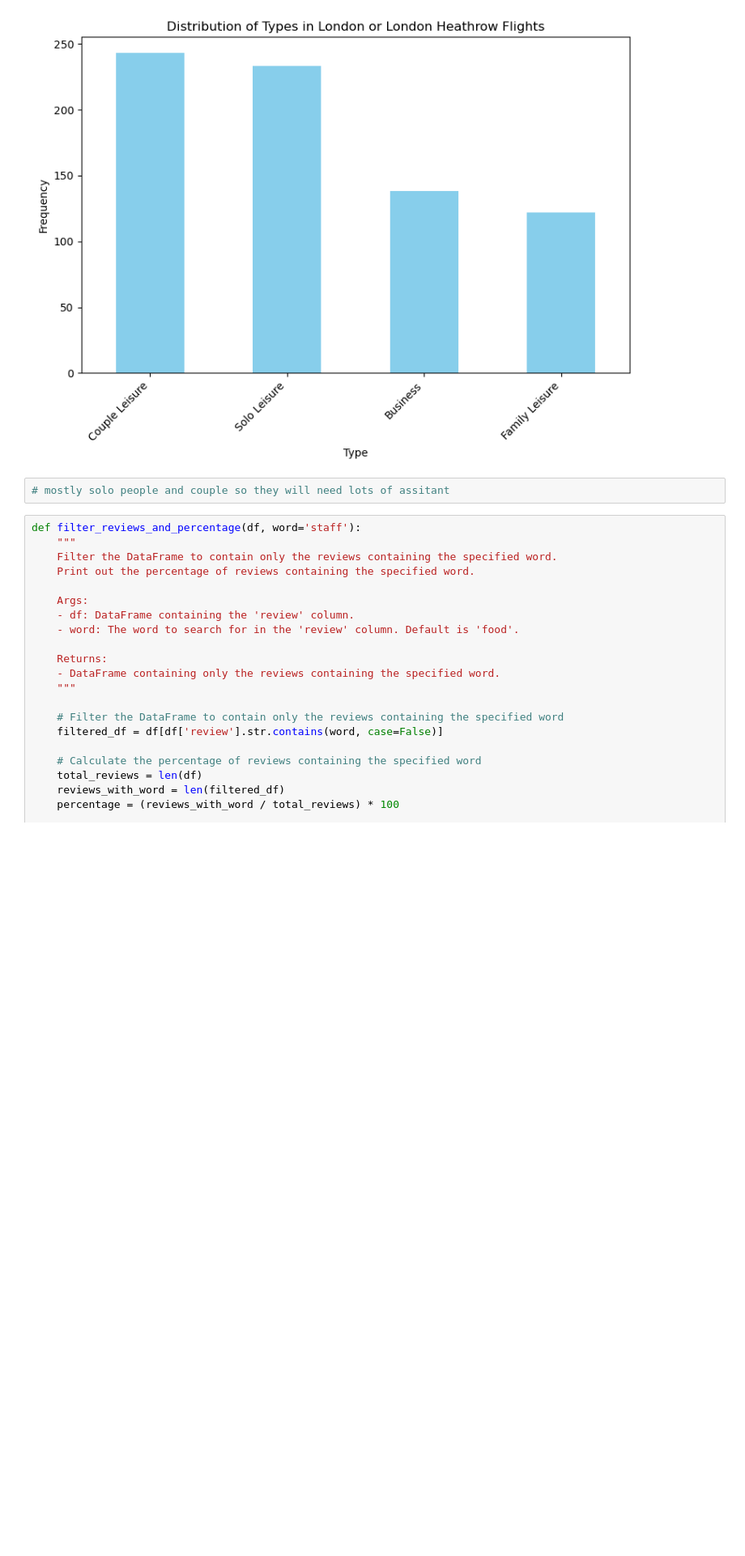
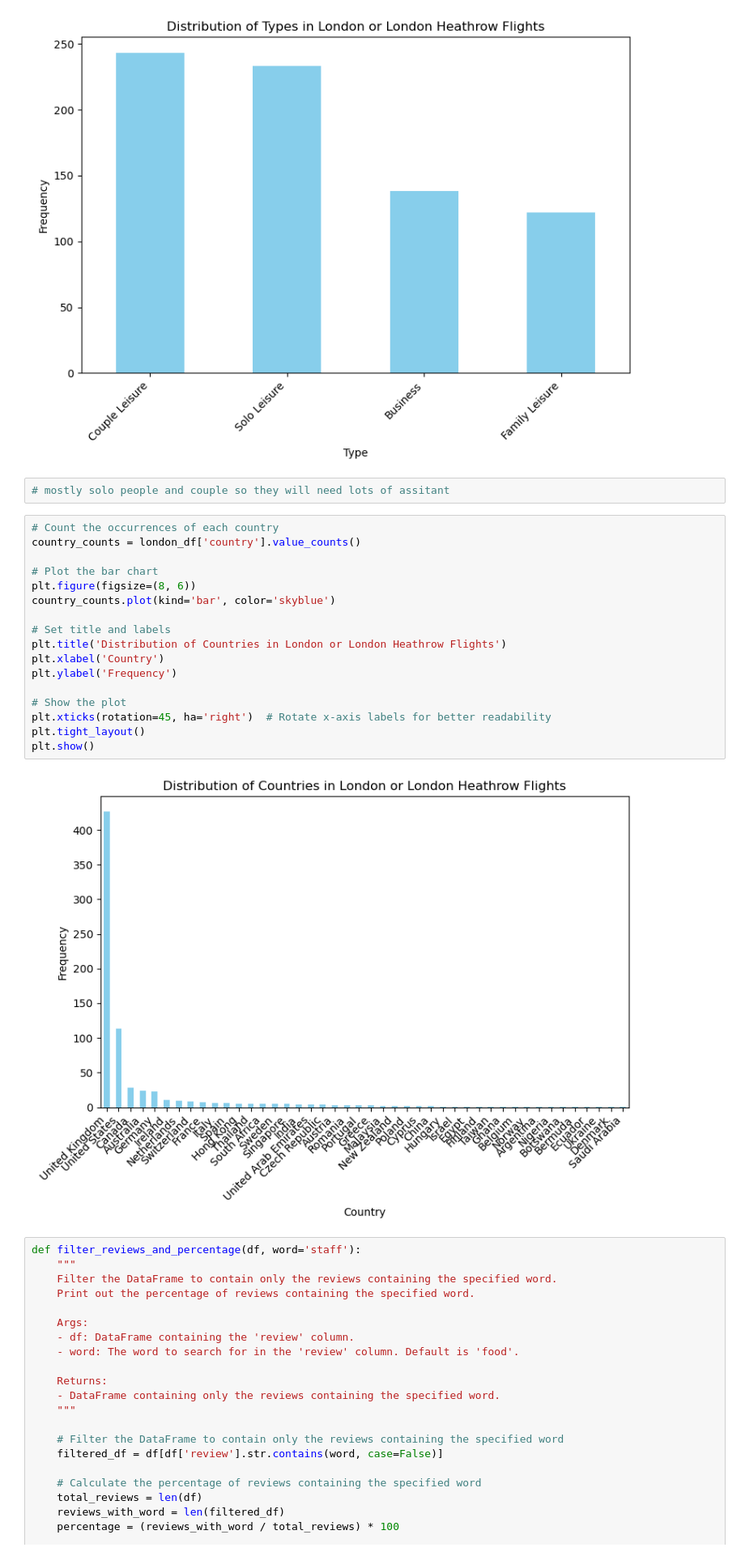
Before and after one commit to MarkPhamm/British-Airway, a Jupyter notebook: analysis/EDA.ipynb, the cells around one changed output. Shown at 81% size. Cells and saved outputs as stored; diff of their text form; blank space fills up the shorter version.

```diff
--- a/analysis/EDA.ipynb
+++ b/analysis/EDA.ipynb
@@ -349,6 +356,25 @@ plt.show()
 [figure]
 # %%
 # mostly solo people and couple so they will need lots of assitant
+# %%
+# Count the occurrences of each country
+country_counts = london_df['country'].value_counts()
+
+# Plot the bar chart
+plt.figure(figsize=(8, 6))
+country_counts.plot(kind='bar', color='skyblue')
+
+# Set title and labels
+plt.title('Distribution of Countries in London or London Heathrow Flights')
+plt.xlabel('Country')
+plt.ylabel('Frequency')
+
+# Show the plot
+plt.xticks(rotation=45, ha='right')  # Rotate x-axis labels for better readability
+plt.tight_layout()
+plt.show()
+# %% [output]
+[figure, added]
 # %%
 def filter_reviews_and_percentage(df, word='staff'):
     """
```
Also changed, not shown: parts of 6 cells of this notebook, 3 other files.
